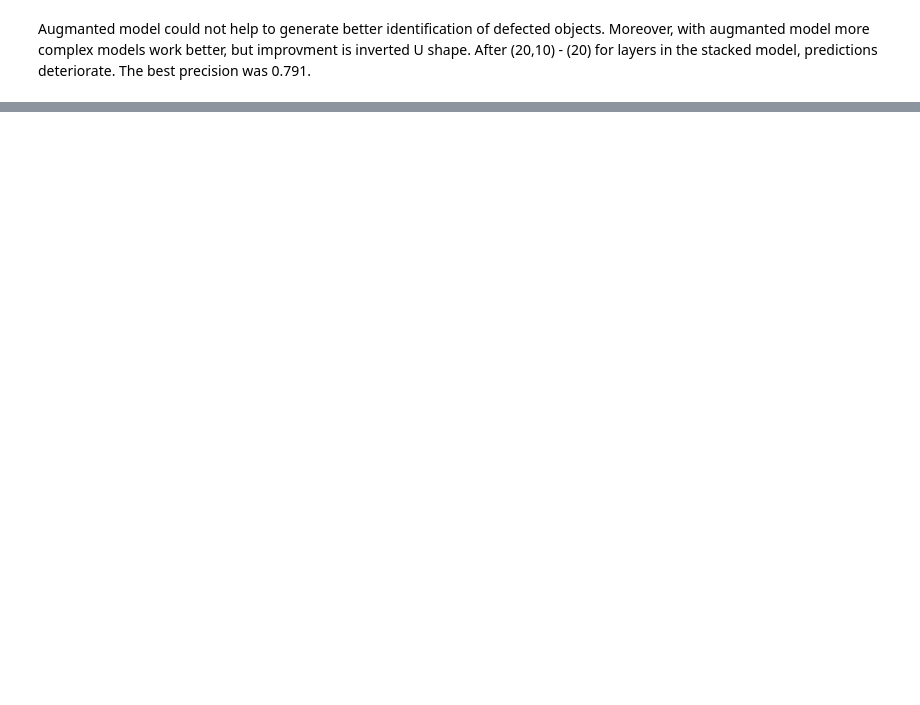
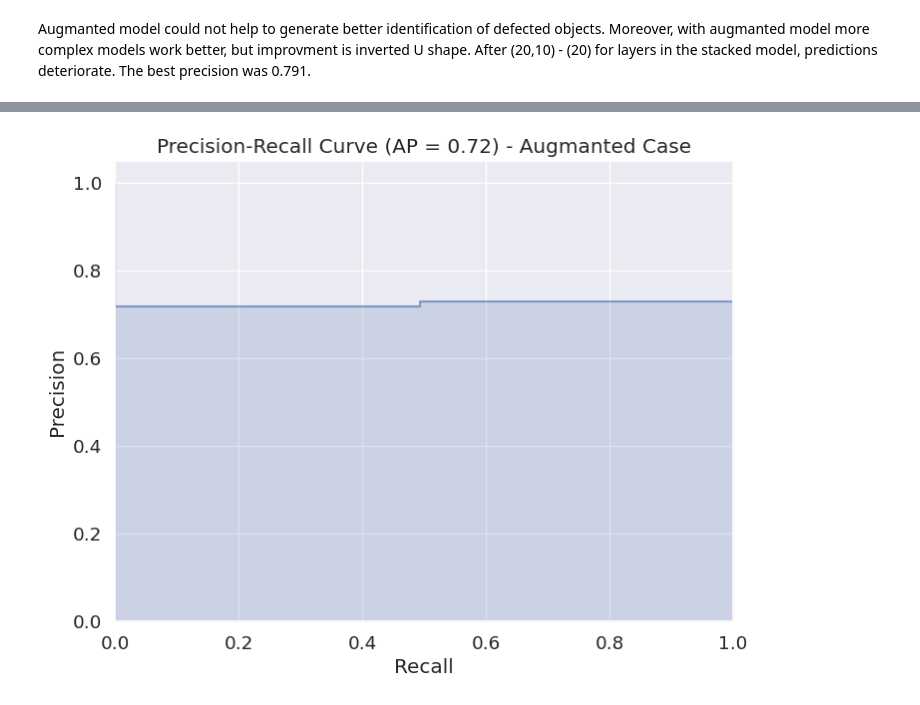
Before and after one commit to burakbdr/Detecting-Manufacturing-Defects, a Jupyter notebook: stacked_autoencoder.ipynb, the cells around one changed output, grey strips where cells are left out. Drawn from its saved outputs; the diff is of its cells as text; code cells hidden in the pictures; blank space fills up the shorter version.

```diff
--- a/stacked_autoencoder.ipynb
+++ b/stacked_autoencoder.ipynb
@@ -388,0 +445,15 @@ Augmanted model could not help to generate better identification of defected obj
+# %%
+precision_exp, recall_exp, thresholds = precision_recall_curve(labels_test, predicted_labels_expanded)
+average_precision = average_precision_score(labels_test, predicted_labels_expanded)
+
+plt.figure(figsize=(8, 6))
+plt.step(recall_exp, precision_exp, color='b', alpha=0.6, where='post')
+plt.fill_between(recall_exp, precision_exp, step='post', alpha=0.2, color='b')
+plt.xlabel('Recall')
+plt.ylabel('Precision')
+plt.ylim([0.0, 1.05])
+plt.xlim([0.0, 1.0])
+plt.title('Precision-Recall Curve (AP = {:.2f}) - Augmanted Case'.format(average_precision))
+plt.show()
+# %% [output]
+[figure, added]
```
Also changed, not shown: parts of 12 cells of this notebook.
